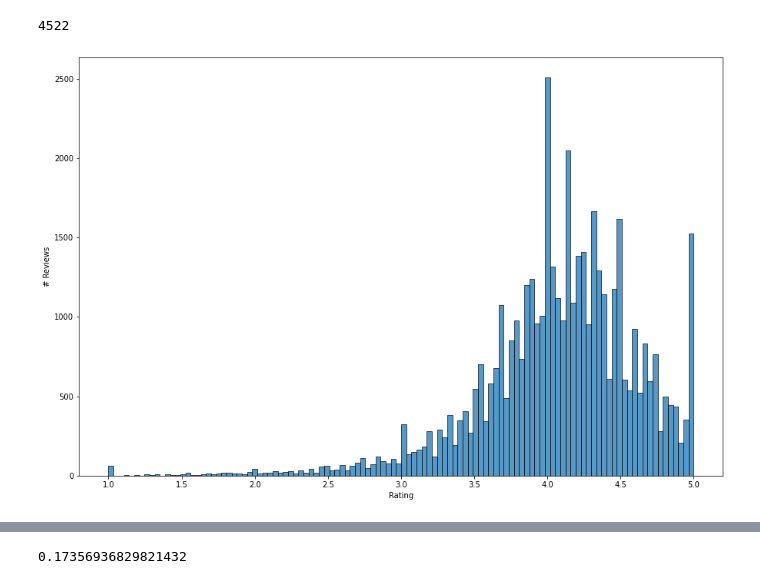
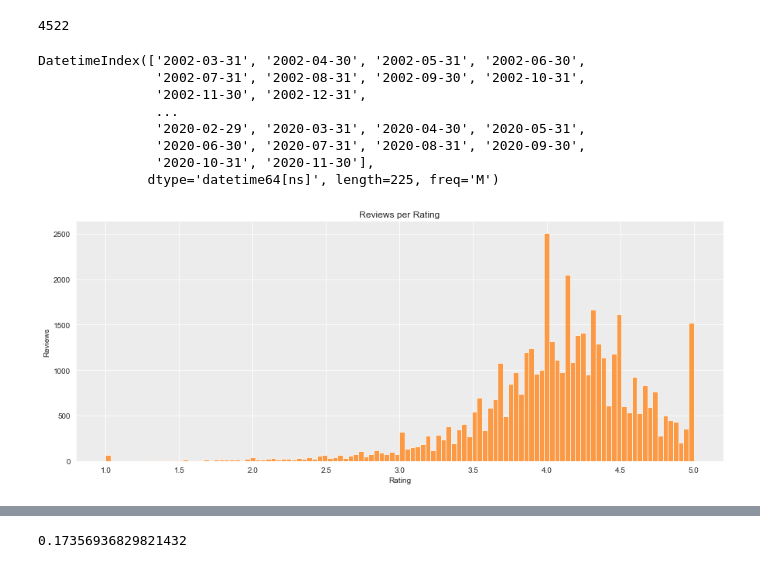
Before and after one commit to chrisjm/brewery-review-nlp, a Jupyter notebook: notebooks/02 - Exploratory Data Analysis.ipynb, the cells around one changed output, grey strips where cells are left out. Drawn from its saved outputs; the diff is of its cells as text; code cells hidden in the pictures.

Commit message:
feat: :sparkles: Update EDA notebook with charts

```diff
--- a/notebooks/02 - Exploratory Data Analysis.ipynb
+++ b/notebooks/02 - Exploratory Data Analysis.ipynb
@@ -28,11 +34,8 @@ nlp = spacy.load("en_core_web_sm")
 
 %matplotlib inline
-# %%
-# Set default plot size
-plt.rcParams['figure.figsize'] = (15, 10)
 # %%
 # Create DataFrame from DB data
-db = sqlite3.connect('../data/processed/brewery_reviews.db')
+db = sqlite3.connect('../data/raw/brewery_reviews.db')
 query = """
     SELECT r.text as review_text, r.rating, r.date, b.name as brewery_name, b.street, c.name as city
     FROM reviews r
@@ -96,11 +99,27 @@ array(['Birmingham', 'Anchorage', 'Phoenix', 'Los Angeles', 'San Diego',
 len(df['brewery_name'].unique())
 # %% [output]
 4522
+# %%
+# Date range by month
+date_range_month = pd.date_range(start=df['date'].min(), end=df['date'].max(), freq='M')
+date_range_month
+# %% [output]
+DatetimeIndex(['2002-03-31', '2002-04-30', '2002-05-31', '2002-06-30',
+               '2002-07-31', '2002-08-31', '2002-09-30', '2002-10-31',
+               '2002-11-30', '2002-12-31',
+               ...
+               '2020-02-29', '2020-03-31', '2020-04-30', '2020-05-31',
+               '2020-06-30', '2020-07-31', '2020-08-31', '2020-09-30',
+               '2020-10-31', '2020-11-30'],
+              dtype='datetime64[ns]', length=225, freq='M')
 # %%
-sns.histplot(data=df, x='rating')
+sns.set_style("darkgrid", {"axes.facecolor": ".925"})
+sns.displot(data=df, x='rating', color='tab:orange', aspect=2.5)
 plt.xlabel('Rating')
-plt.ylabel('# Reviews')
+plt.ylabel('Reviews')
+plt.title('Reviews per Rating')
+plt.savefig('../reports/figures/reviews-per-rating.png')
 plt.show()
 # %% [output]
-[figure, old version]
+[figure, new version]
 # %%
```
Also changed, not shown: parts of 24 cells of this notebook, 18 other files.
